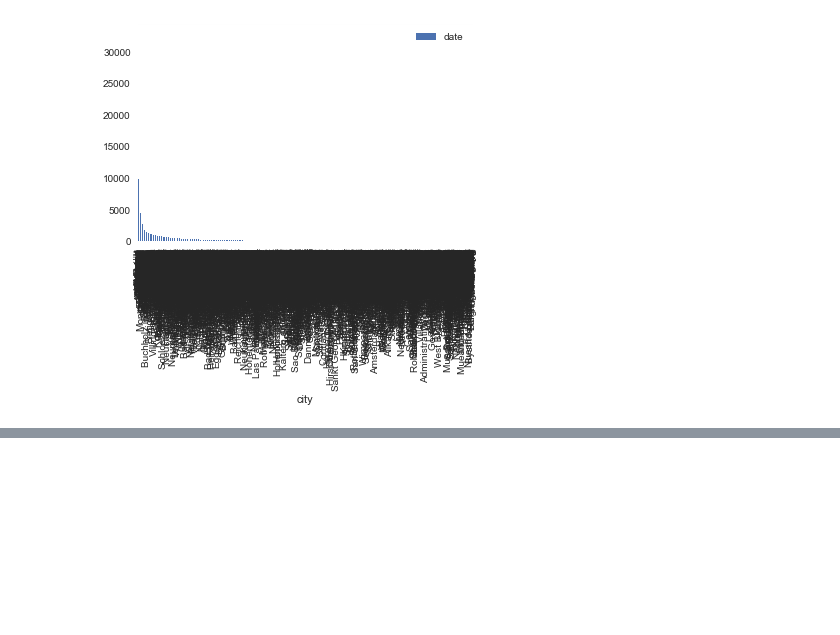
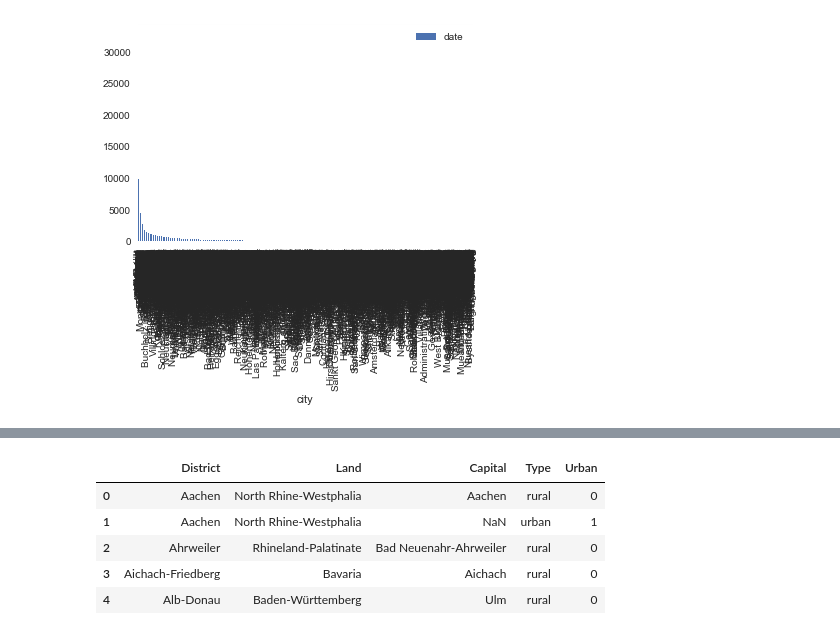
Before and after one commit to teoguso/dssg-data-dive-2017, a Jupyter notebook: notebooks/02-mg-webpage-geo.ipynb, the cells around one changed output, grey strips where cells are left out. Cells and saved outputs as stored; diff of their text form; code cells hidden in the pictures; blank space fills up the shorter version.

```diff
--- a/notebooks/02-mg-webpage-geo.ipynb
+++ b/notebooks/02-mg-webpage-geo.ipynb
@@ -29,0 +131,7 @@ df[["city", "date"]].groupby("city").aggregate('count').sort_values(by="date", a
+# %%
+rural_table = wiki_tables[0]
+# %%
+rural_table["Type"] = rural_table["Type (rural/urban)"]
+del rural_table["Type (rural/urban)"]
+# %%
+rural_table.replace("\[.\]", '', regex=True, inplace=True)
@@ -29,0 +147,11 @@ df[["city", "date"]].groupby("city").aggregate('count').sort_values(by="date", a
+# %%
+rural_table["Urban"] = rural_table.Type.apply(lambda x: 1 if x == 'urban' else 0)
+# %%
+rural_table.head()
+# %% [output]
+|  | District | Land | Capital | Type | Urban |
+| 0 | Aachen | North Rhine-Westphalia | Aachen | rural | 0 |
+| 1 | Aachen | North Rhine-Westphalia | NaN | urban | 1 |
+| 2 | Ahrweiler | Rhineland-Palatinate | Bad Neuenahr-Ahrweiler | rural | 0 |
+| 3 | Aichach-Friedberg | Bavaria | Aichach | rural | 0 |
+| 4 | Alb-Donau | Baden-Württemberg | Ulm | rural | 0 |
```
Also changed, not shown: parts of 15 cells of this notebook, 1 other file.
